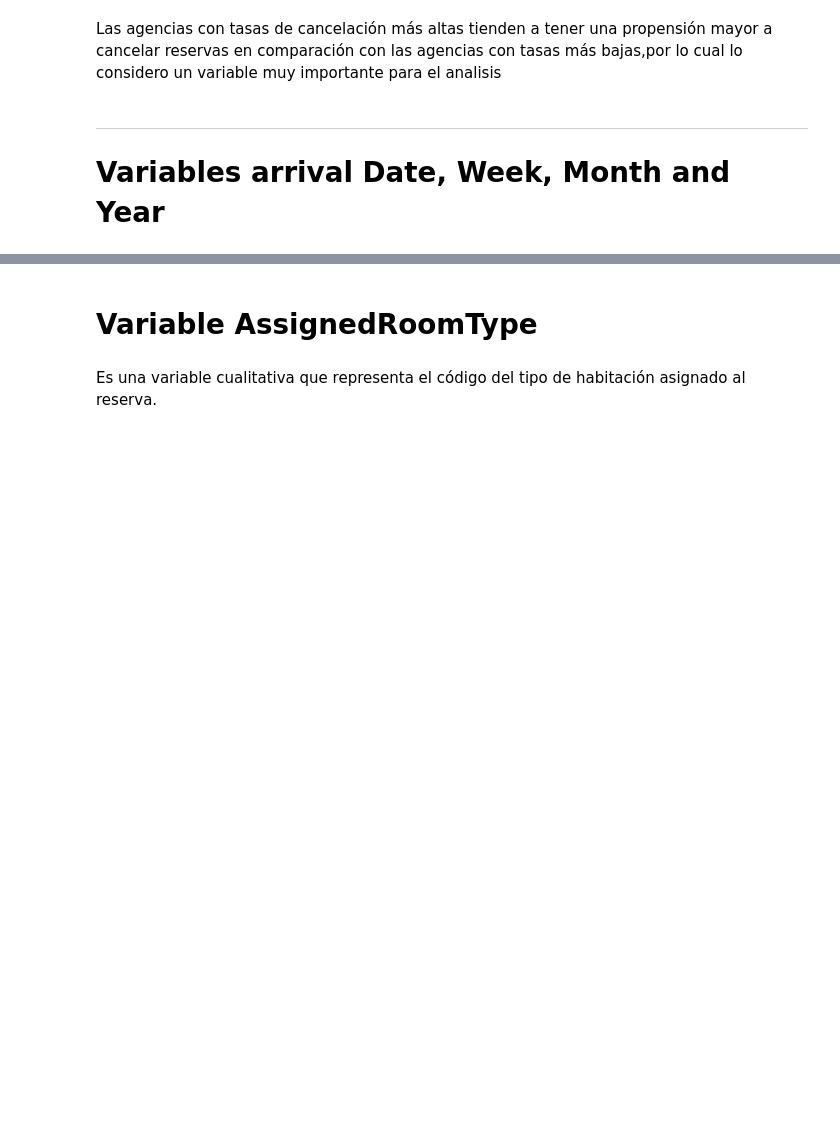
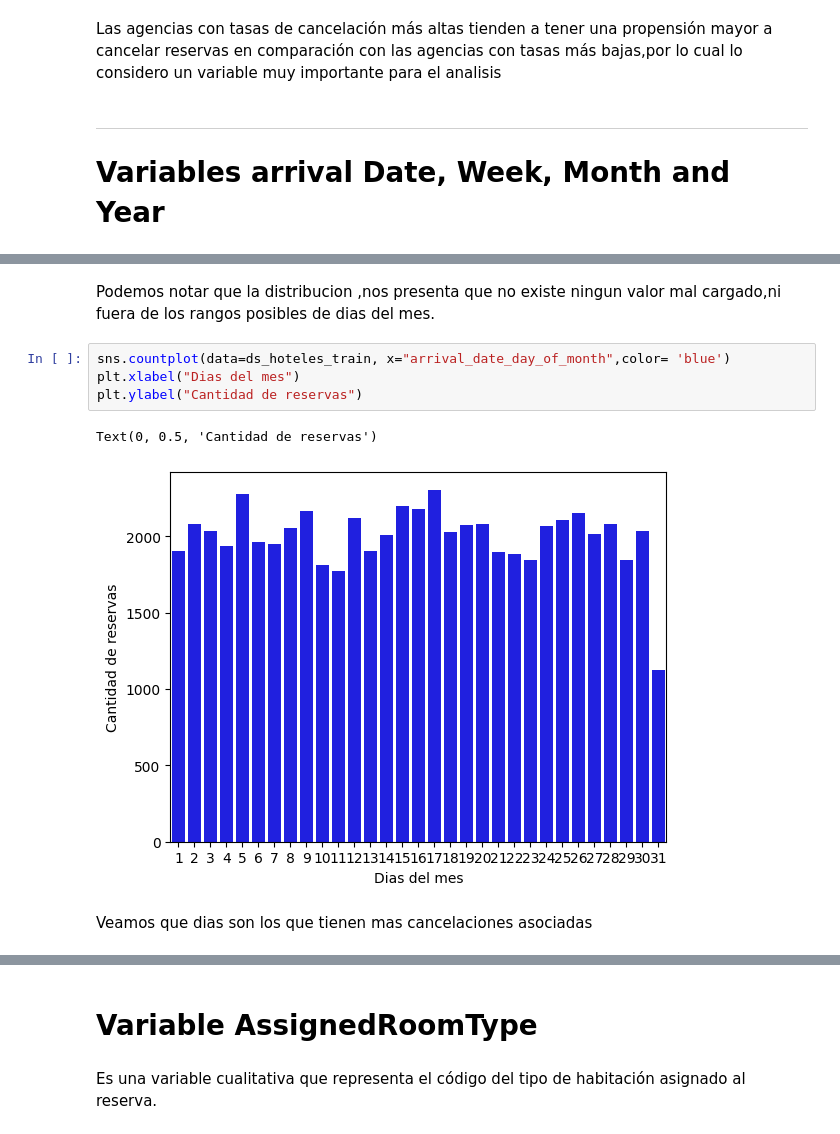
Before and after one commit to juanignaciogiacobbe/7506R-2C2023-GRUPO15, a Jupyter notebook: 7506R_TP1_GRUPO15_CHP1_ENTREGA.ipynb, the cells around one changed output, grey strips where cells are left out. Drawn from its saved outputs; the diff is of its cells as text; blank space fills up the shorter version.

```diff
--- a/7506R_TP1_GRUPO15_CHP1_ENTREGA.ipynb
+++ b/7506R_TP1_GRUPO15_CHP1_ENTREGA.ipynb
@@ -752,0 +870,11 @@ Las agencias con tasas de cancelación más altas tienden a tener una propensió
+# %% [markdown]
+Podemos notar que la distribucion ,nos presenta que no existe ningun valor mal cargado,ni fuera de los rangos posibles de dias del mes.
+# %%
+sns.countplot(data=ds_hoteles_train, x="arrival_date_day_of_month",color= 'blue')
+plt.xlabel("Dias del mes")
+plt.ylabel("Cantidad de reservas")
+# %% [output]
+Text(0, 0.5, 'Cantidad de reservas')
+[figure, added]
+# %% [markdown]
+Veamos que dias son los que tienen mas cancelaciones asociadas
```
Also changed, not shown: parts of 183 cells of this notebook.
